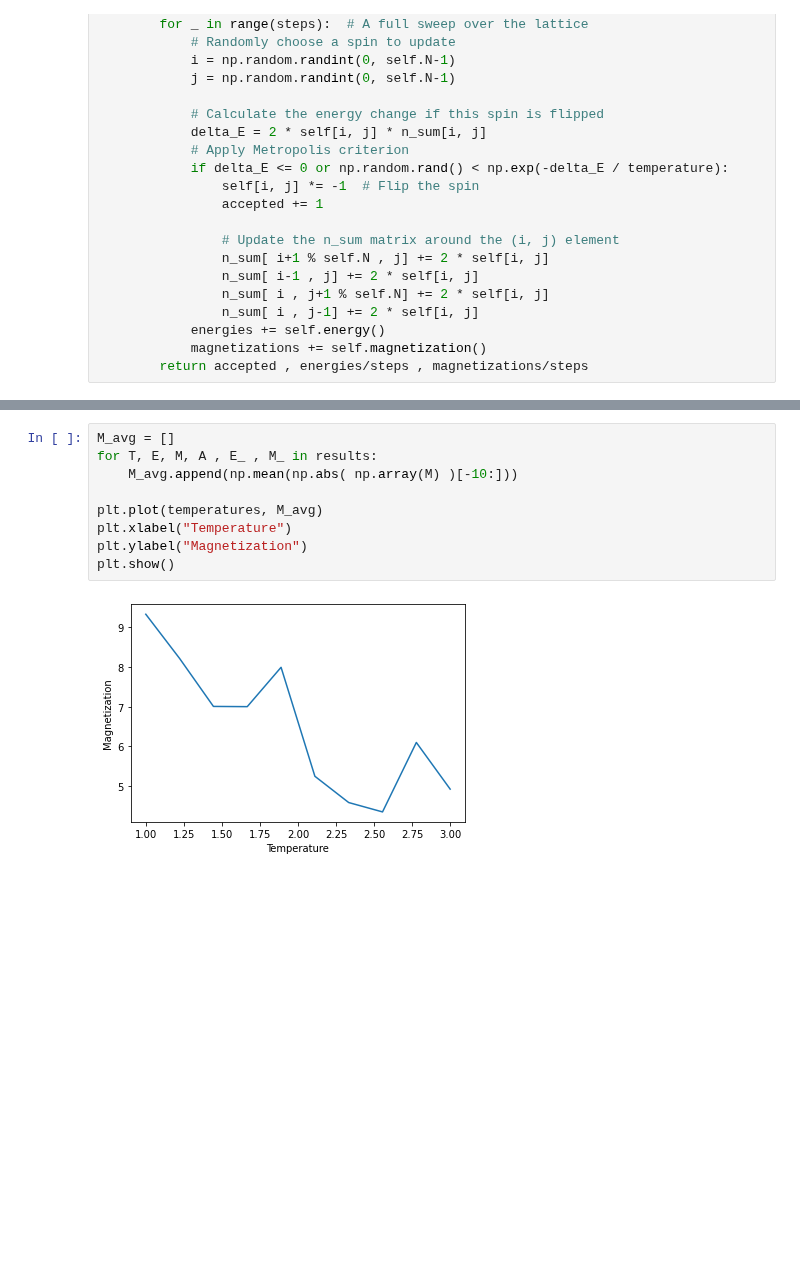
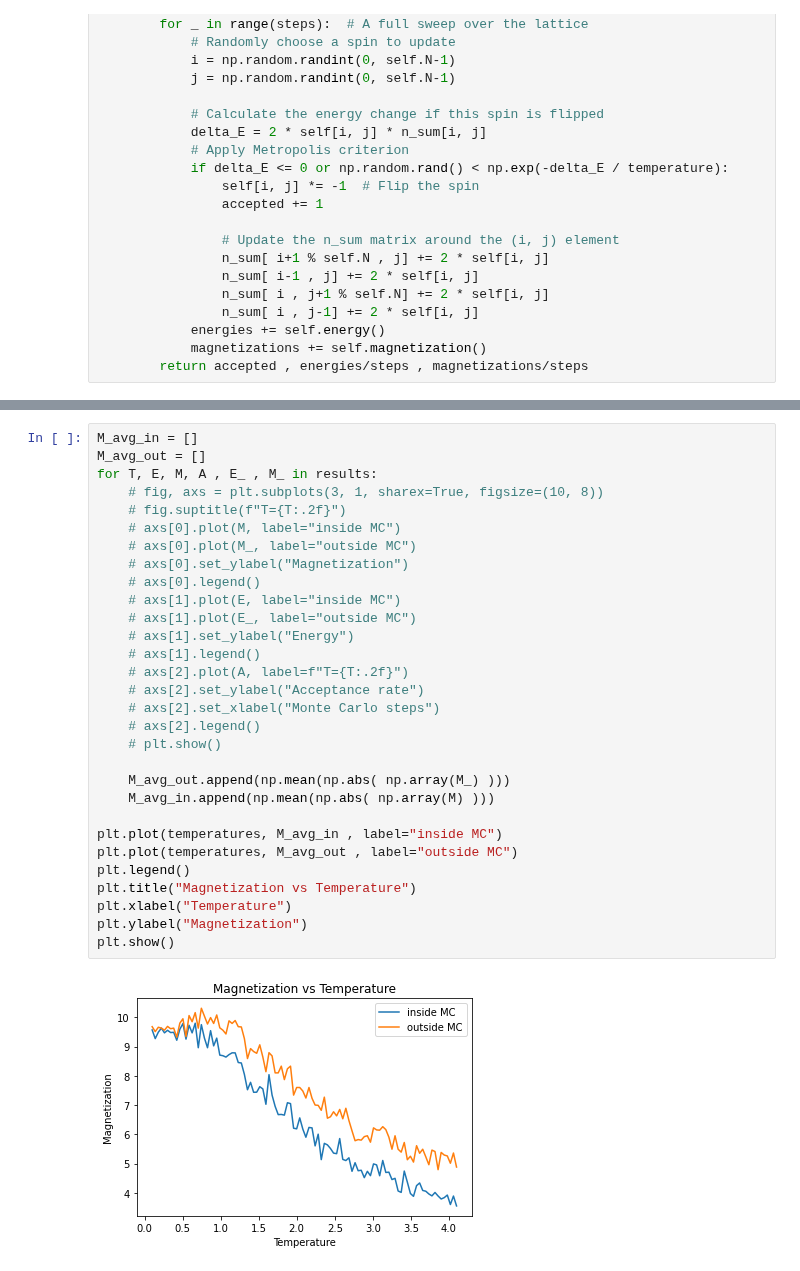
Before and after one commit to hbakhshi/IUTComputationalPhysics, a Jupyter notebook: docs/06/IsingModel.ipynb, the cells around one changed output, grey strips where cells are left out. Drawn from its saved outputs; the diff is of its cells as text; blank space fills up the shorter version.

```diff
--- a/docs/06/IsingModel.ipynb
+++ b/docs/06/IsingModel.ipynb
@@ -143,11 +133,32 @@ plt.show()
-# %%
-M_avg = []
-for T, E, M, A , E_ , M_ in results:
-    M_avg.append(np.mean(np.abs( np.array(M) )[-10:]))
-
-plt.plot(temperatures, M_avg)
-plt.xlabel("Temperature")
-plt.ylabel("Magnetization")
-plt.show()
-# %% [output]
-[figure, removed]
+# %%
+M_avg_in = []
+M_avg_out = []
+for T, E, M, A , E_ , M_ in results:
+    # fig, axs = plt.subplots(3, 1, sharex=True, figsize=(10, 8))
+    # fig.suptitle(f"T={T:.2f}")
+    # axs[0].plot(M, label="inside MC")
+    # axs[0].plot(M_, label="outside MC")
+    # axs[0].set_ylabel("Magnetization")
+    # axs[0].legend()
+    # axs[1].plot(E, label="inside MC")
+    # axs[1].plot(E_, label="outside MC")
+    # axs[1].set_ylabel("Energy")
+    # axs[1].legend()
+    # axs[2].plot(A, label=f"T={T:.2f}")
+    # axs[2].set_ylabel("Acceptance rate")
+    # axs[2].set_xlabel("Monte Carlo steps")
+    # axs[2].legend()
+    # plt.show()
+
+    M_avg_out.append(np.mean(np.abs( np.array(M_) )))
+    M_avg_in.append(np.mean(np.abs( np.array(M) )))
+
+plt.plot(temperatures, M_avg_in , label="inside MC")
+plt.plot(temperatures, M_avg_out , label="outside MC")
+plt.legend()
+plt.title("Magnetization vs Temperature")
+plt.xlabel("Temperature")
+plt.ylabel("Magnetization")
+plt.show()
+# %% [output]
+[figure, added]
```
Also changed, not shown: parts of 1 cell of this notebook, 1 other file.
